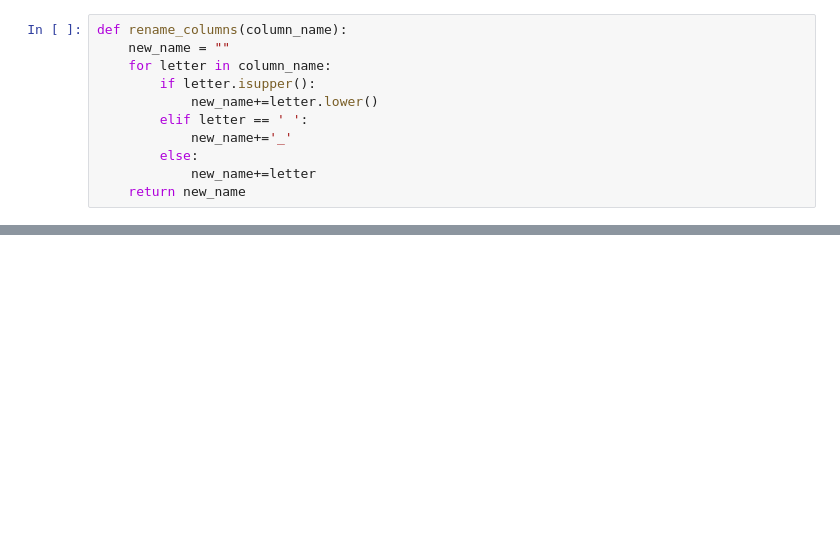
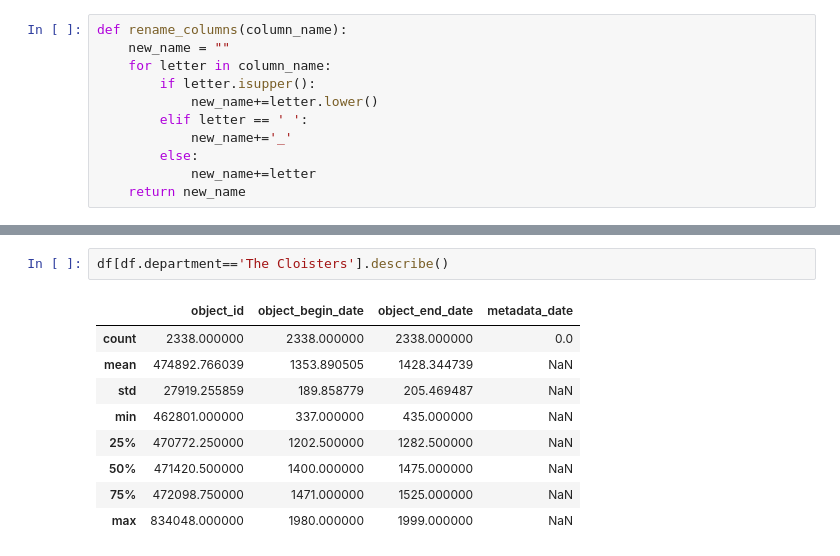
Before and after one commit to freeebooksdotcom/met_opendata, a Jupyter notebook: data_cleaning_initial_eda.ipynb, the cells around one changed output, grey strips where cells are left out. Cells and saved outputs as stored; diff of their text form; blank space fills up the shorter version.

```diff
--- a/data_cleaning_initial_eda.ipynb
+++ b/data_cleaning_initial_eda.ipynb
@@ -67,0 +103,12 @@ TypeError: 'list' object is not callable
+# %%
+df[df.department=='The Cloisters'].describe()
+# %% [output]
+|  | object_id | object_begin_date | object_end_date | metadata_date |
+| count | 2338.000000 | 2338.000000 | 2338.000000 | 0.0 |
+| mean | 474892.766039 | 1353.890505 | 1428.344739 | NaN |
+| std | 27919.255859 | 189.858779 | 205.469487 | NaN |
+| min | 462801.000000 | 337.000000 | 435.000000 | NaN |
+| 25% | 470772.250000 | 1202.500000 | 1282.500000 | NaN |
+| 50% | 471420.500000 | 1400.000000 | 1475.000000 | NaN |
+| 75% | 472098.750000 | 1471.000000 | 1525.000000 | NaN |
+| max | 834048.000000 | 1980.000000 | 1999.000000 | NaN |
```
Also changed, not shown: parts of 14 cells of this notebook.
